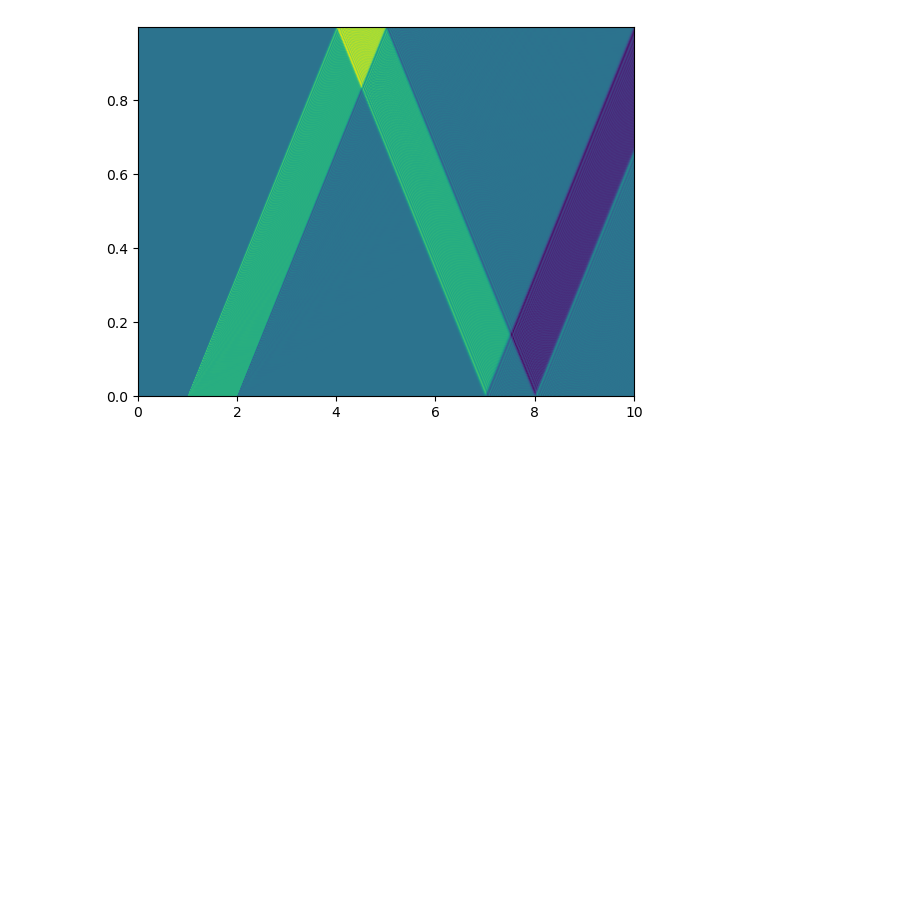
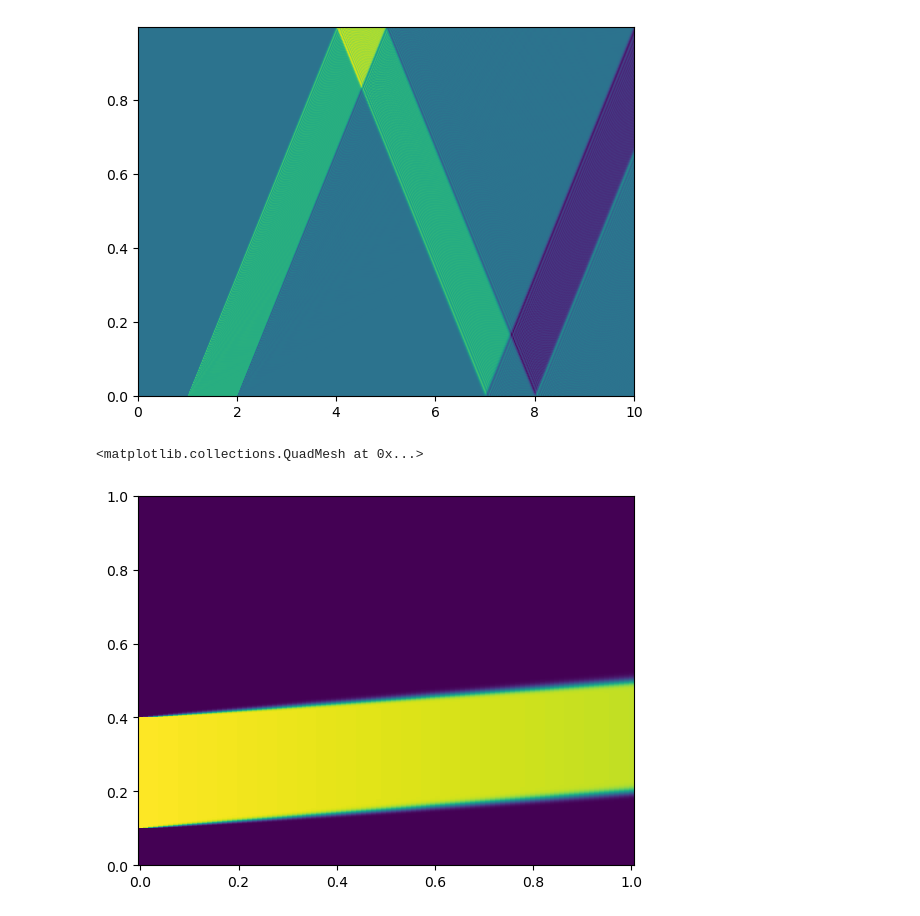
Before and after one commit to AlejandroPenacho/PINN-Project, a Jupyter notebook: numerical.ipynb, the cells around one changed output. Cells and saved outputs as stored; diff of their text form; code cells hidden in the pictures; blank space fills up the shorter version.

Commit message:
Trying out Godunov's scheme

```diff
--- a/numerical.ipynb
+++ b/numerical.ipynb
@@ -86,3 +88,49 @@ ax.pcolormesh(T, X, sol.y[:n_x, :])
 # %% [output]
 <matplotlib.collections.QuadMesh at 0x...>
 [figure]
+# %%
+import numpy as np
+import matplotlib.pyplot as plt
+
+# Parameters
+nx = 100  # Number of cells
+dx = 0.1  # Cell size
+dt = 0.005  # Time step
+nt = 10000
+
+RL = 1000
+R = 0.01
+L = 0.5
+G = 0.01
+C = 0.5
+
+R_tilde = np.array([[R, 0],[0, G]])
+L_tilde = np.array([[L, 0],[0, C]])
+
+# Initialize solution
+z = np.zeros((2, nx, nt))
+z[0,0,1000:4000] = 1.0  # Initial condition (step function)
+z[1,:,:] = z[0,:,:] / R
+
+# Time-stepping loop
+for n in range(1,nt):
+    # Compute fluxes at cell interfaces
+    L_tilde = np.array([[L, 0],[0, C]])
+
+
+    flux = np.linalg.inv(L_tilde) @ z[:, : ,n-1]
+
+
+    # Update solution using Godunov's scheme
+    z[:,1:,n] = z[:,1:,n-1] - dt * ((flux[:,1:] - flux[:,:-1])/ dx  + np.linalg.inv(L_tilde) @ R_tilde @ z[:,1:,n-1] )
+
+
+fig = plt.figure()
+ax = fig.subplots()
+
+T, X = np.meshgrid(np.linspace(0,1,nt), np.linspace(0,1,nx))
+
+ax.pcolormesh(X, T, z[0,:,:])
+# %% [output]
+<matplotlib.collections.QuadMesh at 0x...>
+[figure, added]
```
Also changed, not shown: parts of 5 cells of this notebook.
